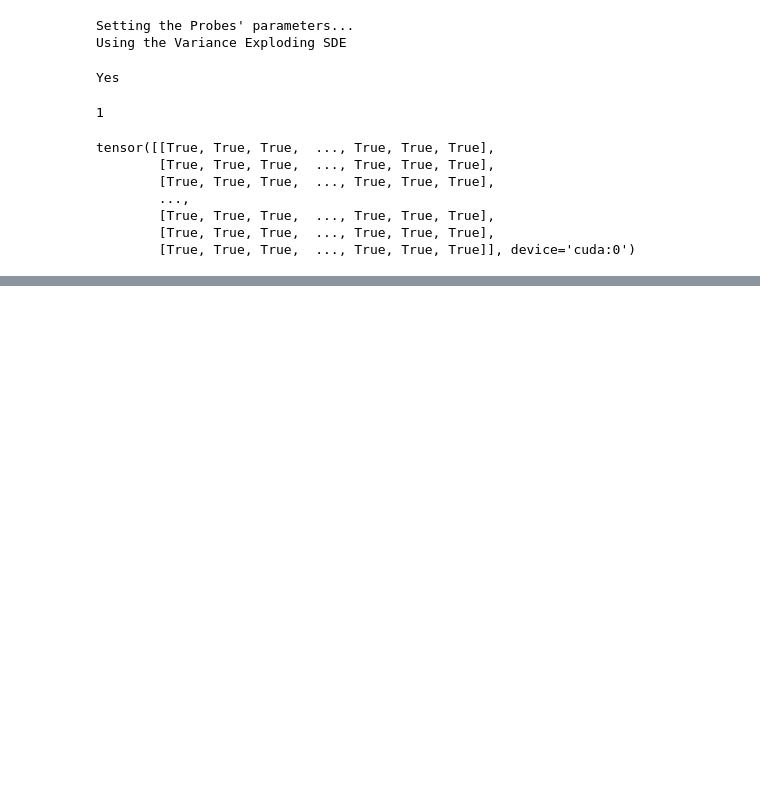
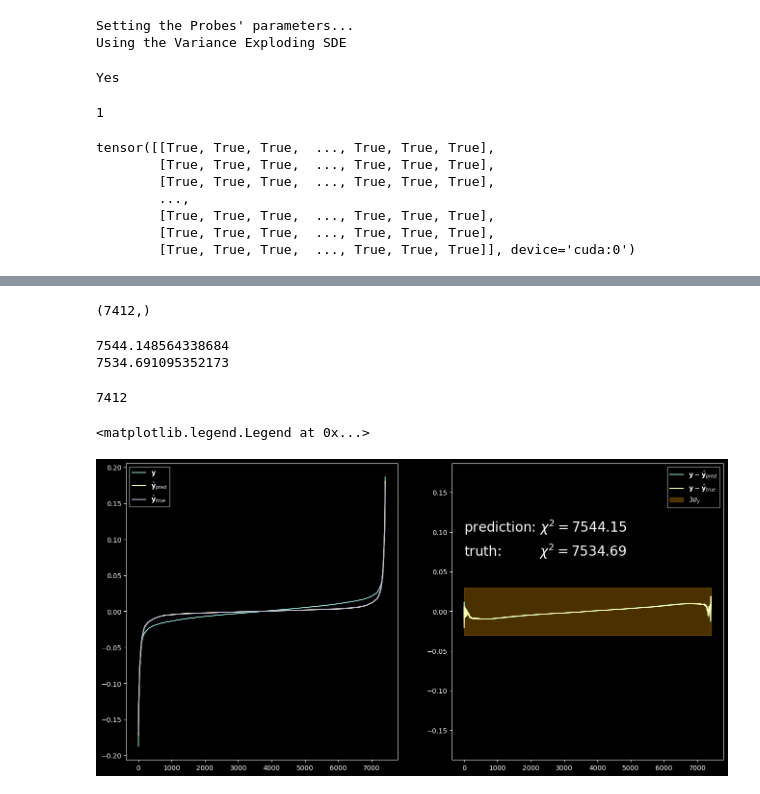
Before and after one commit to EnceladeCandy/bayesian-imaging-radio, a Jupyter notebook: notebooks/inference.ipynb, the cells around one changed output, grey strips where cells are left out. Saved outputs shown, nothing was run; the diff lists cells and outputs as text; code cells hidden in the pictures; blank space fills up the shorter version.

```diff
--- a/notebooks/inference.ipynb
+++ b/notebooks/inference.ipynb
@@ -271,0 +238,45 @@ for i in range(2):
+# %%
+y_hat = model(t=torch.zeros(size = (1, 1)).to(device), x = samples[0], score_model = score_model, model_parameters =model_parameters)
+y_hat_true =  model(t=torch.zeros(size = (1, 1)).to(device), x = x, score_model = score_model, model_parameters =model_parameters)
+# %%
+def torch_to_numpy(x):
+    if type(x) == np.ndarray:
+        return x
+    else:
+        return x.detach().cpu().numpy()
+# %%
+y.shape
+# %% [output]
+(7412,)
+# %%
+y = torch_to_numpy(y)
+y_hat = torch_to_numpy(y_hat)
+y_hat_true = torch_to_numpy(y_hat_true)
+# %%
+chi_squared_pred = np.sum((y-y_hat) ** 2) / (sigma_y ** 2)
+chi_squared_true = np.sum((y-y_hat_true) ** 2) / (sigma_y ** 2)
+print(chi_squared_pred)
+print(chi_squared_true)
+# %% [output]
+7544.148564338684
+7534.691095352173
+# %%
+len(y)
+# %% [output]
+7412
+# %%
+fig, axs = plt.subplots(1, 2, figsize = (16, 8))
+axs[0].plot(np.sort(y), label = r"$\mathbf{y}$")
+axs[0].plot(np.sort(y_hat), label = r"$\hat{\mathbf{y}}_{pred}$")
+axs[0].plot(np.sort(y_hat_true), label = r"$\hat{\mathbf{y}}_{true}$")
+axs[0].legend()
+axs[1].plot(np.sort(y) - np.sort(y_hat), label = r"$\mathbf{y}-\hat{\mathbf{y}}_{pred}$")
+axs[1].plot(np.sort(y) - np.sort(y_hat_true), label = r"$\mathbf{y}-\hat{\mathbf{y}}_{true}$")
+axs[1].set(ylim = [y.min(), y.max()])
+axs[1].fill_between(x = [0, len(y)], y1 = -3 * sigma_y, y2 = 3 * sigma_y, label = r"$3 \sigma_y$", color = "orange", alpha = 0.3)
+axs[1].text(x = 0.2, y = 0.1, s = rf"prediction: $\chi^2 = {chi_squared_pred:.2f}$", fontsize = 20)
+axs[1].text(x = 0.2, y = 0.07, s =rf"truth:         $\chi^2 = {chi_squared_true:.2f}$", fontsize = 20)
+axs[1].legend()
+# %% [output]
+<matplotlib.legend.Legend at 0x...>
+[figure, added]
```
Also changed, not shown: parts of 15 cells of this notebook.
